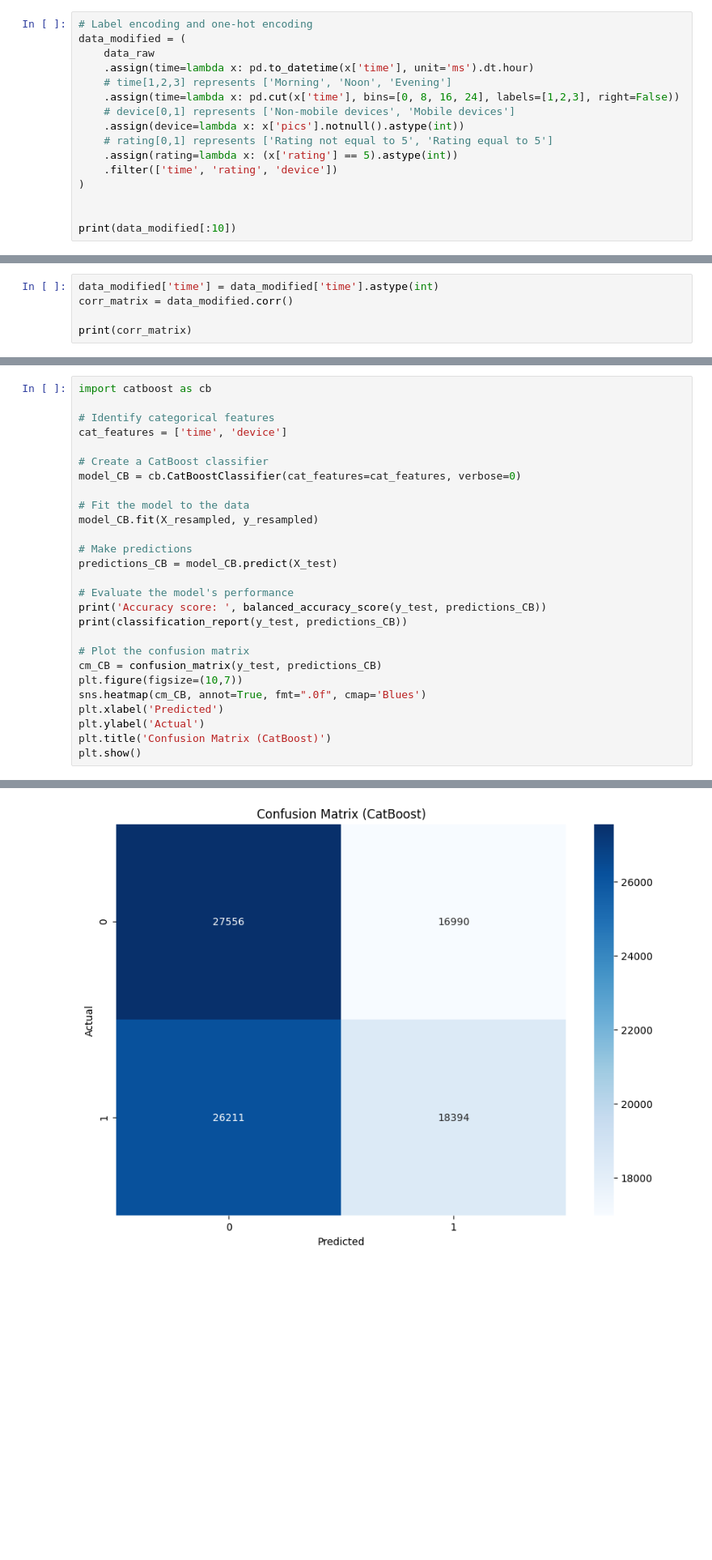
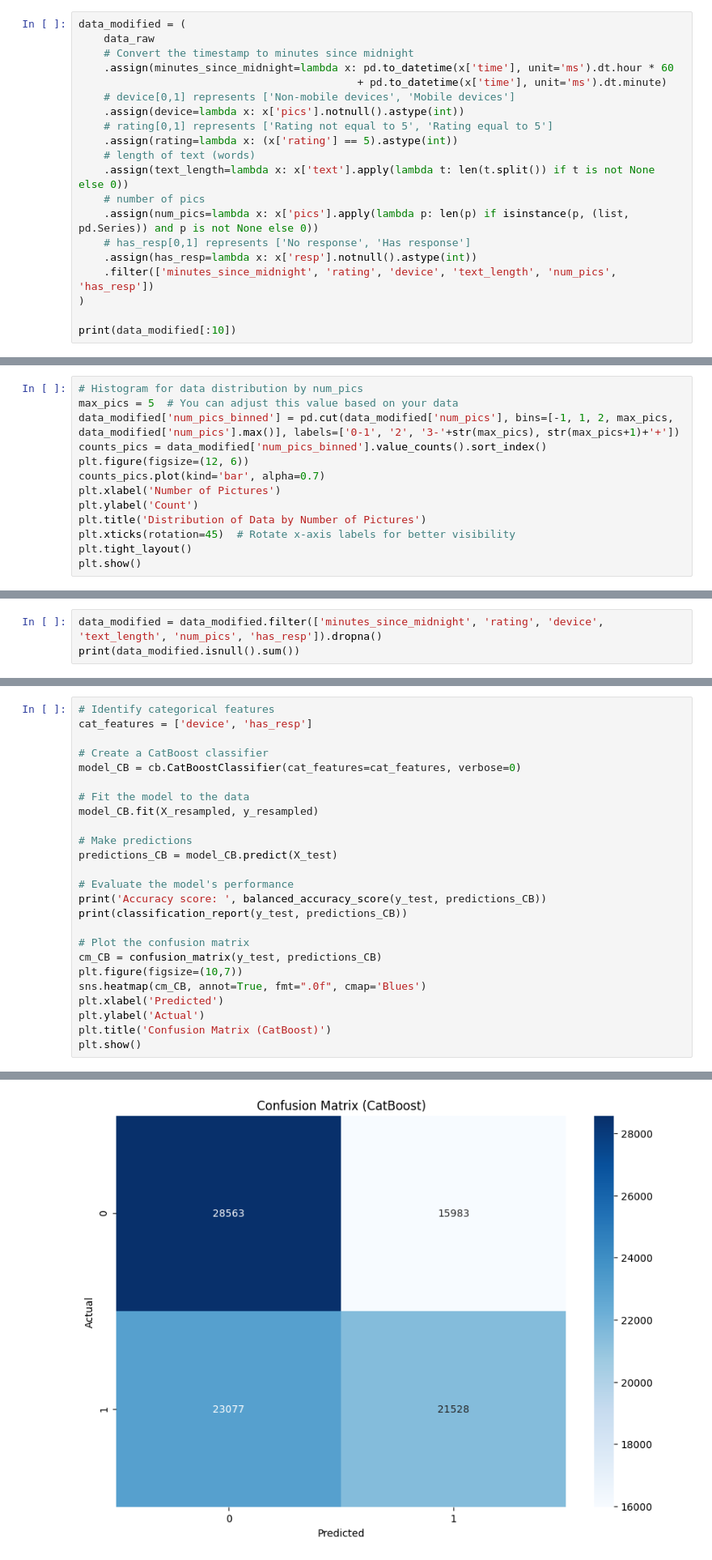
Before and after one commit to SkywingsWang/Masters-Degree-Dissertation, a Jupyter notebook: dissertation.ipynb, the cells around one changed output, grey strips where cells are left out. Shown at 81% size. Saved outputs shown, nothing was run; the diff lists cells and outputs as text; blank space fills up the shorter version.

```diff
--- a/dissertation.ipynb
+++ b/dissertation.ipynb
@@ -98,19 +98,23 @@ Due to the nature of our research topic, which is to explore the influence of ti
 
 In this section, we will perform data preprocessing, which includes data cleaning and data transformation. Data cleaning involves handling missing values, outliers, and inconsistencies in the dataset. Data transformation may involve converting the "pics" data into device type data, etc. These steps allow us to make use of the available information and derive meaningful insights from the dataset.
 # %%
-# Label encoding and one-hot encoding
 data_modified = (
     data_raw
-    .assign(time=lambda x: pd.to_datetime(x['time'], unit='ms').dt.hour)
-    # time[1,2,3] represents ['Morning', 'Noon', 'Evening']
-    .assign(time=lambda x: pd.cut(x['time'], bins=[0, 8, 16, 24], labels=[1,2,3], right=False))
+    # Convert the timestamp to minutes since midnight
+    .assign(minutes_since_midnight=lambda x: pd.to_datetime(x['time'], unit='ms').dt.hour * 60
+                                            + pd.to_datetime(x['time'], unit='ms').dt.minute)
     # device[0,1] represents ['Non-mobile devices', 'Mobile devices']
     .assign(device=lambda x: x['pics'].notnull().astype(int))
     # rating[0,1] represents ['Rating not equal to 5', 'Rating equal to 5']
     .assign(rating=lambda x: (x['rating'] == 5).astype(int))
-    .filter(['time', 'rating', 'device'])
+    # length of text (words)
+    .assign(text_length=lambda x: x['text'].apply(lambda t: len(t.split()) if t is not None else 0))
+    # number of pics
+    .assign(num_pics=lambda x: x['pics'].apply(lambda p: len(p) if isinstance(p, (list, pd.Series)) and p is not None else 0))
+    # has_resp[0,1] represents ['No response', 'Has response']
+    .assign(has_resp=lambda x: x['resp'].notnull().astype(int))
+    .filter(['minutes_since_midnight', 'rating', 'device', 'text_length', 'num_pics', 'has_resp'])
 )
 
-
 print(data_modified[:10])
 # %% [output]
@@ -177,0 +211,13 @@ dtype: int64
+# %%
+# Histogram for data distribution by num_pics
+max_pics = 5  # You can adjust this value based on your data
+data_modified['num_pics_binned'] = pd.cut(data_modified['num_pics'], bins=[-1, 1, 2, max_pics, data_modified['num_pics'].max()], labels=['0-1', '2', '3-'+str(max_pics), str(max_pics+1)+'+'])
+counts_pics = data_modified['num_pics_binned'].value_counts().sort_index()
+plt.figure(figsize=(12, 6))
+counts_pics.plot(kind='bar', alpha=0.7)
+plt.xlabel('Number of Pictures')
+plt.ylabel('Count')
+plt.title('Distribution of Data by Number of Pictures')
+plt.xticks(rotation=45)  # Rotate x-axis labels for better visibility
+plt.tight_layout()
+plt.show()
@@ -177,0 +241,3 @@ dtype: int64
+# %%
+data_modified = data_modified.filter(['minutes_since_midnight', 'rating', 'device', 'text_length', 'num_pics', 'has_resp']).dropna()
+print(data_modified.isnull().sum())
@@ -214,5 +291,0 @@ The results of the chi-square test indicate that there is some degree of correla
-# %%
-data_modified['time'] = data_modified['time'].astype(int)
-corr_matrix = data_modified.corr()
-
-print(corr_matrix)
@@ -555,10 +651,8 @@ weighted avg       0.52      0.52      0.51     89151
 # %% [markdown]
 ### CatBoost
 # %%
-import catboost as cb
-
 # Identify categorical features
-cat_features = ['time', 'device']
+cat_features = ['device', 'has_resp']
 
 # Create a CatBoost classifier
 model_CB = cb.CatBoostClassifier(cat_features=cat_features, verbose=0)
@@ -594,4 +688,4 @@ weighted avg       0.52      0.52      0.51     89151
-[figure, old version]
+[figure, new version]
 # %% [markdown]
 ### Model Comparisons
 # %%
```
Also changed, not shown: parts of 36 cells of this notebook.
